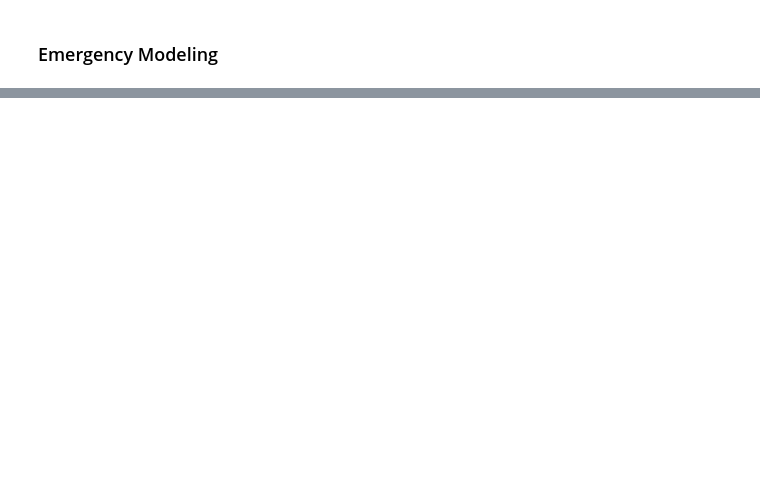
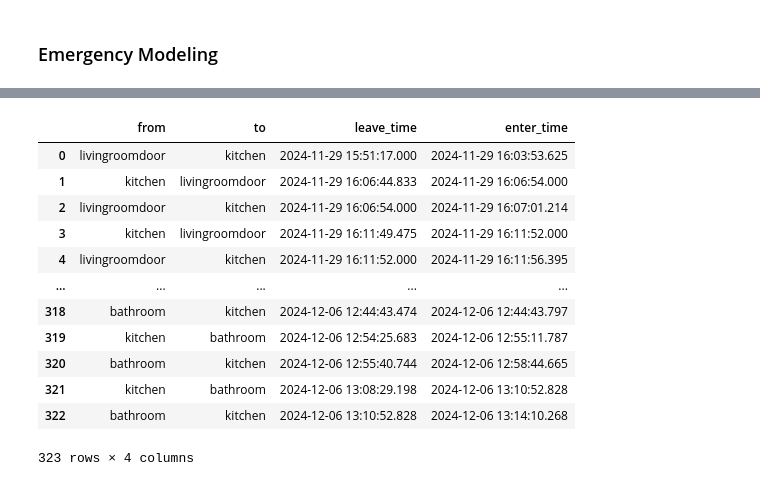
Before and after one commit to radovluk/sif, a Jupyter notebook: modeling/modeling.ipynb, the cells around one changed output, grey strips where cells are left out. Drawn from its saved outputs; the diff is of its cells as text; code cells hidden in the pictures; blank space fills up the shorter version.

```diff
--- a/modeling/modeling.ipynb
+++ b/modeling/modeling.ipynb
@@ -64,0 +113,16 @@ save_model_to_minio(stats_df, "occupancy")
+# %%
+motion_model2
+# %% [output]
+|  | from | to | leave_time | enter_time |
+| 0 | livingroomdoor | kitchen | 2024-11-29 15:51:17.000 | 2024-11-29 16:03:53.625 |
+| 1 | kitchen | livingroomdoor | 2024-11-29 16:06:44.833 | 2024-11-29 16:06:54.000 |
+| 2 | livingroomdoor | kitchen | 2024-11-29 16:06:54.000 | 2024-11-29 16:07:01.214 |
+| 3 | kitchen | livingroomdoor | 2024-11-29 16:11:49.475 | 2024-11-29 16:11:52.000 |
+| 4 | livingroomdoor | kitchen | 2024-11-29 16:11:52.000 | 2024-11-29 16:11:56.395 |
+| ... | ... | ... | ... | ... |
+| 318 | bathroom | kitchen | 2024-12-06 12:44:43.474 | 2024-12-06 12:44:43.797 |
+| 319 | kitchen | bathroom | 2024-12-06 12:54:25.683 | 2024-12-06 12:55:11.787 |
+| 320 | bathroom | kitchen | 2024-12-06 12:55:40.744 | 2024-12-06 12:58:44.665 |
+| 321 | kitchen | bathroom | 2024-12-06 13:08:29.198 | 2024-12-06 13:10:52.828 |
+| 322 | bathroom | kitchen | 2024-12-06 13:10:52.828 | 2024-12-06 13:14:10.268 |
+323 rows × 4 columns
```
Also changed, not shown: parts of 16 cells of this notebook, 11 other files.
